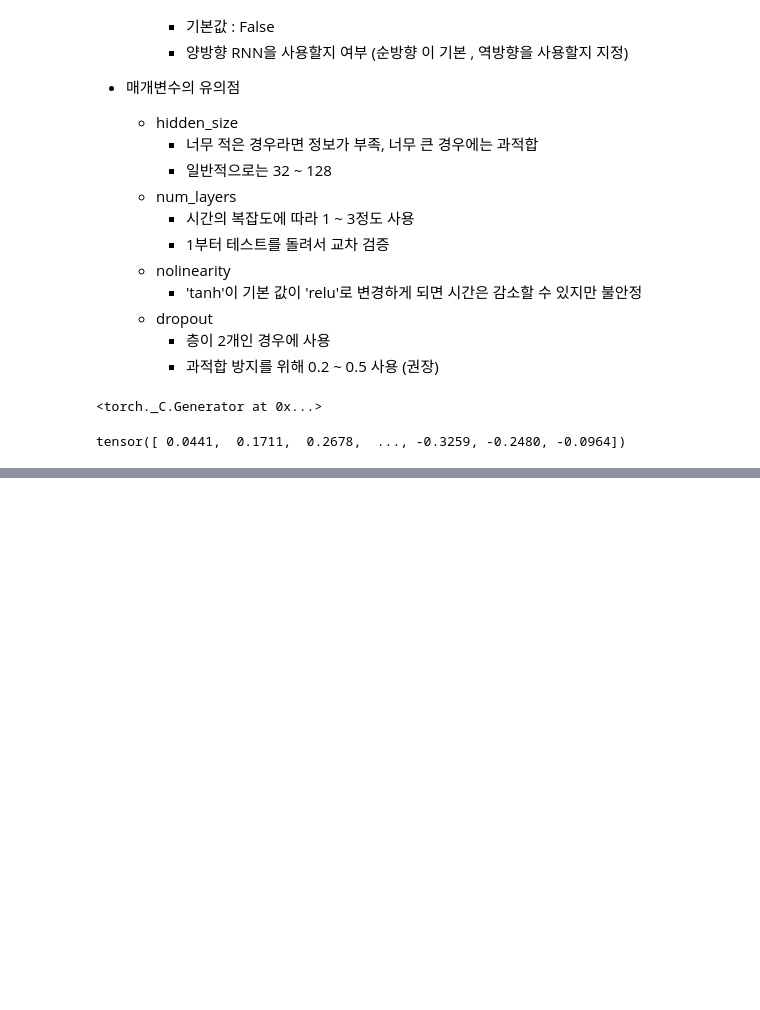
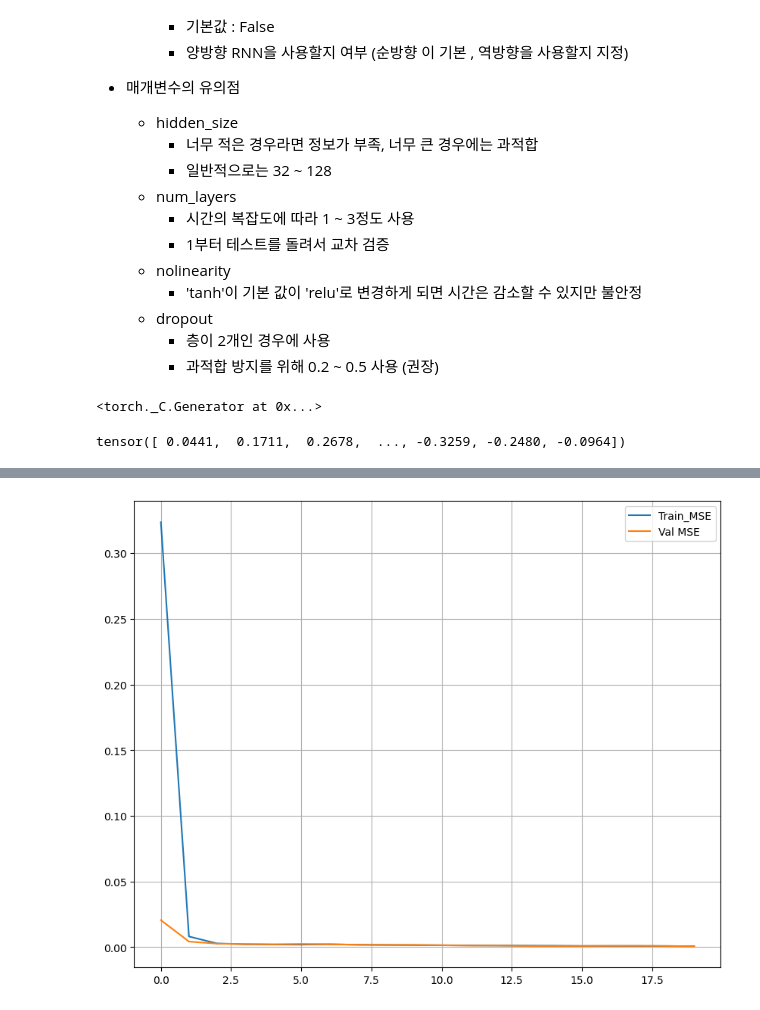
Before and after one commit to bsmoon-86/multicam_2025, a Jupyter notebook: 251015/02_RNN.ipynb, the cells around one changed output, grey strips where cells are left out. Drawn from its saved outputs; the diff is of its cells as text; code cells hidden in the pictures; blank space fills up the shorter version.

```diff
--- a/251015/02_RNN.ipynb
+++ b/251015/02_RNN.ipynb
@@ -125,3 +125,7 @@ class WindowDataset(Dataset):
 window = 50
 train_ds = WindowDataset(train_data, window)
 val_ds = WindowDataset(test_data, window)
+# %%
+# DataLoader : 학습 데이터를 구간 별로 뽑아서 새로운 리스트 형 데이터를 생성
+train_dl = DataLoader( train_ds, shuffle=True, drop_last=True, batch_size=64 )
+val_dl = DataLoader(val_ds, shuffle=False, drop_last=False, batch_size=256)
@@ -127,0 +216,33 @@ val_ds = WindowDataset(test_data, window)
+# %%
+# 반복 학습 루프
+
+# 학습 데이터의 loss들  검증 데이터의 loss 들을 저장 -> 시각화
+train_history = []
+val_history = []
+
+for epoch in range(20):
+    rnn_model.train()
+    running = 0.0
+    n_seen = 0
+
+    for x, y in train_dl:
+        x = x.float()
+        y = y.float()
+
+        optimizer.zero_grad()
+        yhat = rnn_model(x)
+        loss = criterion(yhat, y)
+        loss.backward()
+        # 미분값 폭주 방지
+        nn.utils.clip_grad_norm_(rnn_model.parameters(), max_grad_norm)
+
+        optimizer.step()
+
+        running += loss.item() * y.size(0)
+        n_seen += y.size(0)
+    train_mse = running / max(n_seen, 1)
+    val_mse = evaliate_mse(val_dl)
+    train_history.append(train_mse)
+    val_history.append(val_mse)
+    print(f"Epoch : {epoch + 1}, train_mse : {round(train_mse, 5)}, \
+          val_mse : {round(val_mse, 5)}")
@@ -127,0 +270,10 @@ val_ds = WindowDataset(test_data, window)
+# %%
+# MSE의 곡선을 그래프로 확인
+plt.figure(figsize=(10, 8))
+plt.plot(train_history, label='Train_MSE')
+plt.plot(val_history, label='Val MSE')
+plt.legend()
+plt.grid(True)
+plt.show()
+# %% [output]
+[figure, added]
```
Also changed, not shown: parts of 8 cells of this notebook, 1 other file.
